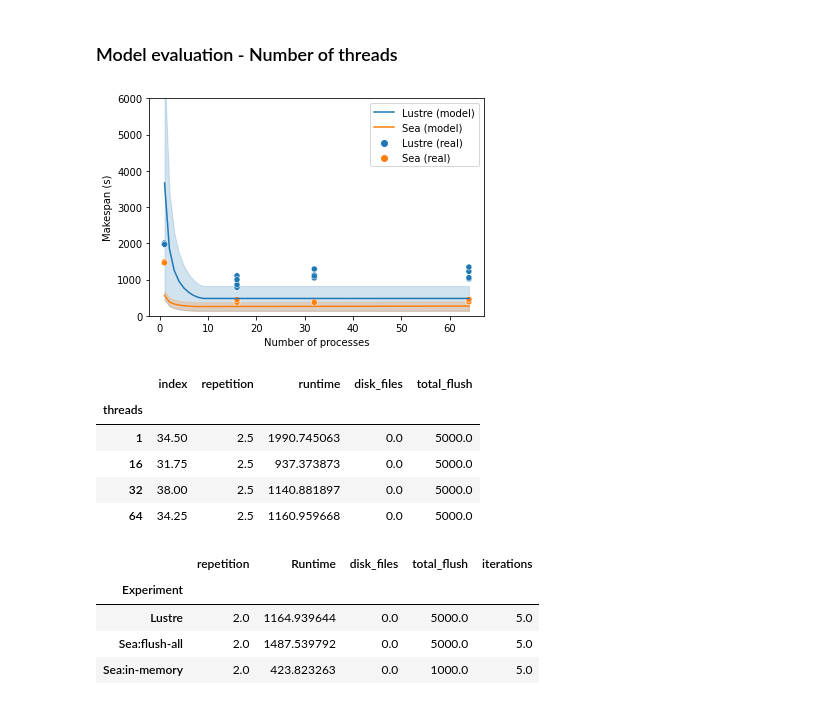
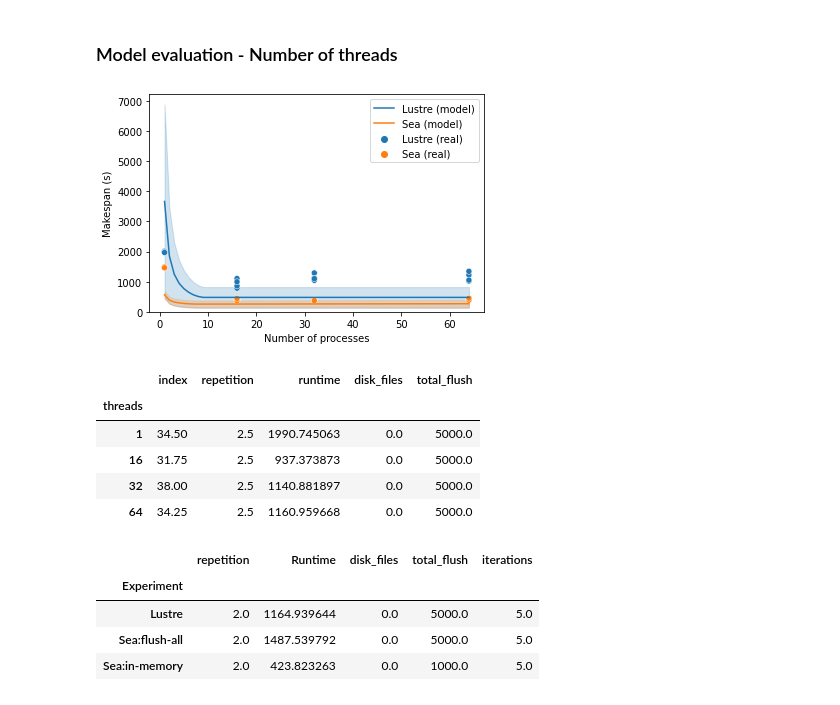
Before and after one commit to big-data-lab-team/Sea, a Jupyter notebook: experiments/incrementation/notebook/results.ipynb, the cells around one changed output. Saved outputs shown, nothing was run; the diff lists cells and outputs as text; code cells hidden in the pictures.

```diff
--- a/experiments/incrementation/notebook/results.ipynb
+++ b/experiments/incrementation/notebook/results.ipynb
@@ -400,35 +400,35 @@ df_lustre["threads"] = df_lustre["experiment"].apply(lambda row: int(row.split("
 df_lustre = df_lustre.sort_values(by=["fs", "threads"])
 df_lustre = df_lustre[df_lustre["repetition"] > 0]
 df_lustre = df_lustre[df_lustre["runtime"] < 3000]
 
 sns.lineplot(x=n_process+n_process, y=lustre_pc + lustre_npc, label="Lustre (model)")
 sns.lineplot(x=n_process+n_process, y=lustre_pc + sea_npc, label="Sea (model)")
 
 df_lustre.loc[df_lustre["fs"] == "sea_mem", "fs"] = "Sea (real)"
 df_lustre.loc[df_lustre["fs"] == "lustre", "fs"] = "Lustre (real)"
 df_lustre = df_lustre.rename(columns={"fs": "File system"})
 sns.scatterplot(data=df_lustre, x="threads", y="runtime", hue="File system")
 
 plt.xlabel("Number of processes")
 plt.ylabel("Makespan (s)")
-plt.ylim(0, 6000)
+plt.ylim(0)
 plt.legend(title=None)
 plt.savefig("../../../paper/sea-comp/figures/threads.pdf")
 plt.show()
 
 df_s = df_lustre[df_lustre["File system"] == "Sea (real)"] \
     .sort_values("threads") \
     .reset_index() \
     .groupby("threads") \
     .mean()
 df_l = df_lustre[df_lustre["File system"] == "Lustre (real)"] \
     .sort_values("threads") \
     .reset_index() \
     .groupby("threads") \
     .mean()
 df_l
 # %% [output]
-[figure, old version]
+[figure, new version]
 |  | index | repetition | runtime | disk_files | total_flush |
 | threads |  |  |  |  |  |
 | 1 | 34.50 | 2.5 | 1990.745063 | 0.0 | 5000.0 |
```
Also changed, not shown: 6 other files.
